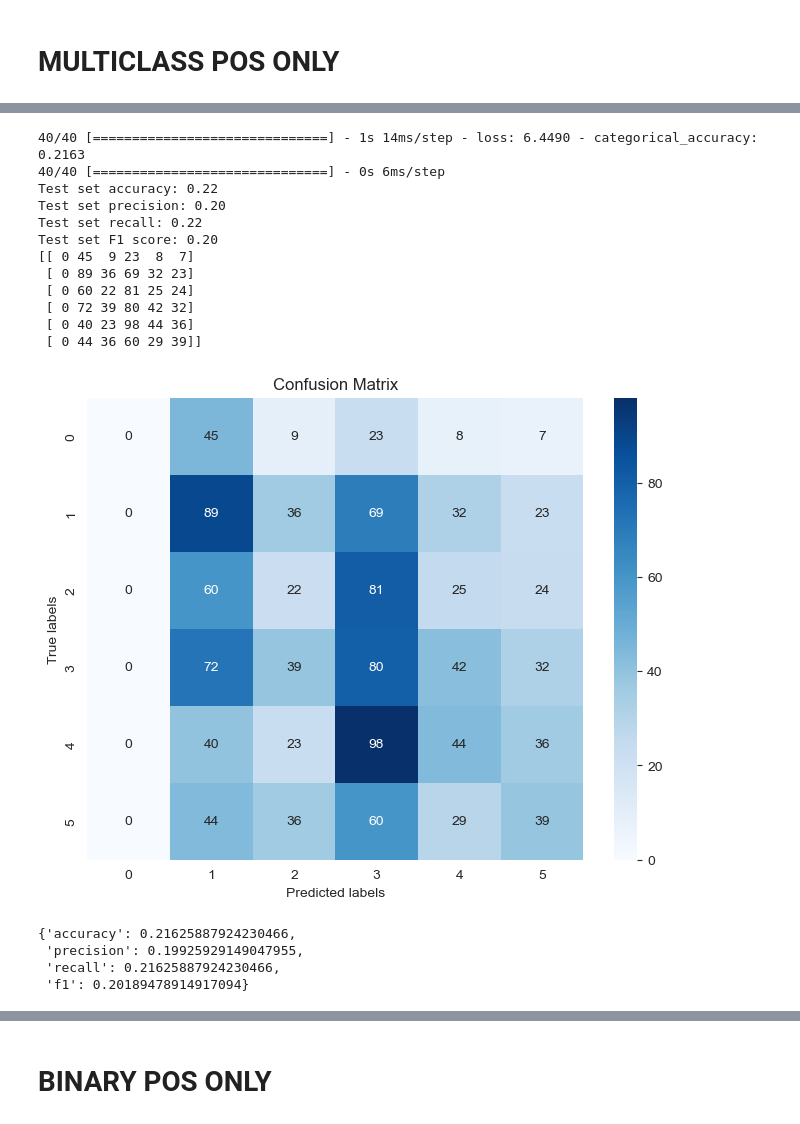
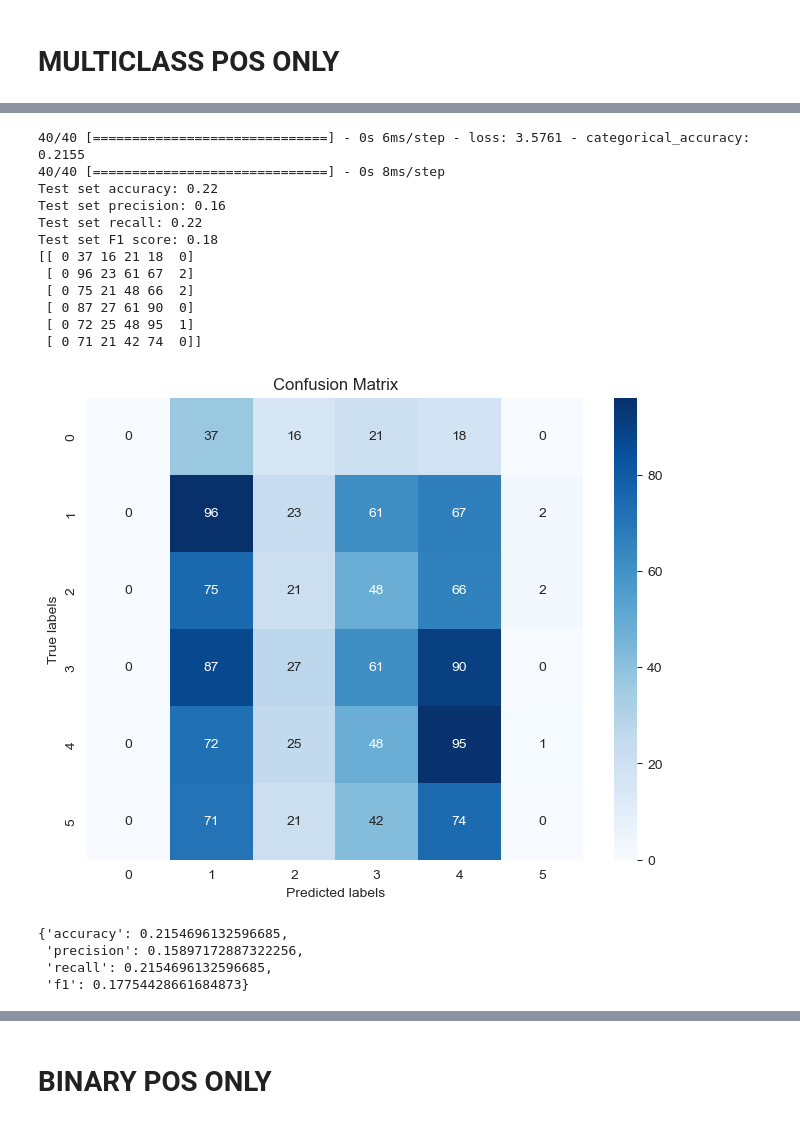
Before and after one commit to f4ths/fyp-fake-news-detection, a Jupyter notebook: ensemble.ipynb, the cells around one changed output, grey strips where cells are left out. Cells and saved outputs as stored; diff of their text form; code cells hidden in the pictures.

Commit message:
LR = 0.001 RESULTS FOR POS TESTS

```diff
--- a/ensemble.ipynb
+++ b/ensemble.ipynb
@@ -921,23 +1011,26 @@ Epoch 55/150
 # %%
 # evaluate dense_model_jaccard_pfine and make prediction and plot confusion matrix
+# Load the best model from the saved checkpoint
+dense_model_jaccard_pfine = load_model('best_model_jaccard_pfine.h5')
+# Make predictions using the best model
 dense_model_jaccard_pfine.evaluate([X_test_meta_jaccard, X_test_pos_fine], Y_test)
 dense_model_jaccard_pfine_predictions = dense_model_jaccard_pfine.predict([X_test_meta_jaccard, X_test_pos_fine])
 plot_matrix(dense_model_jaccard_pfine_predictions)
 # %% [output]
-40/40 [==============================] - 1s 14ms/step - loss: 6.4490 - categorical_accuracy: 0.2163
-40/40 [==============================] - 0s 6ms/step
+40/40 [==============================] - 0s 6ms/step - loss: 3.5761 - categorical_accuracy: 0.2155
+40/40 [==============================] - 0s 8ms/step
 Test set accuracy: 0.22
-Test set precision: 0.20
+Test set precision: 0.16
 Test set recall: 0.22
-Test set F1 score: 0.20
-[[ 0 45  9 23  8  7]
- [ 0 89 36 69 32 23]
- [ 0 60 22 81 25 24]
- [ 0 72 39 80 42 32]
- [ 0 40 23 98 44 36]
- [ 0 44 36 60 29 39]]
+Test set F1 score: 0.18
+[[ 0 37 16 21 18  0]
+ [ 0 96 23 61 67  2]
+ [ 0 75 21 48 66  2]
+ [ 0 87 27 61 90  0]
+ [ 0 72 25 48 95  1]
+ [ 0 71 21 42 74  0]]
-[figure, old version]
+[figure, new version]
-{'accuracy': 0.21625887924230466,
- 'precision': 0.19925929149047955,
- 'recall': 0.21625887924230466,
- 'f1': 0.20189478914917094}
+{'accuracy': 0.2154696132596685,
+ 'precision': 0.15897172887322256,
+ 'recall': 0.2154696132596685,
+ 'f1': 0.17754428661684873}
```
Also changed, not shown: parts of 32 cells of this notebook.
